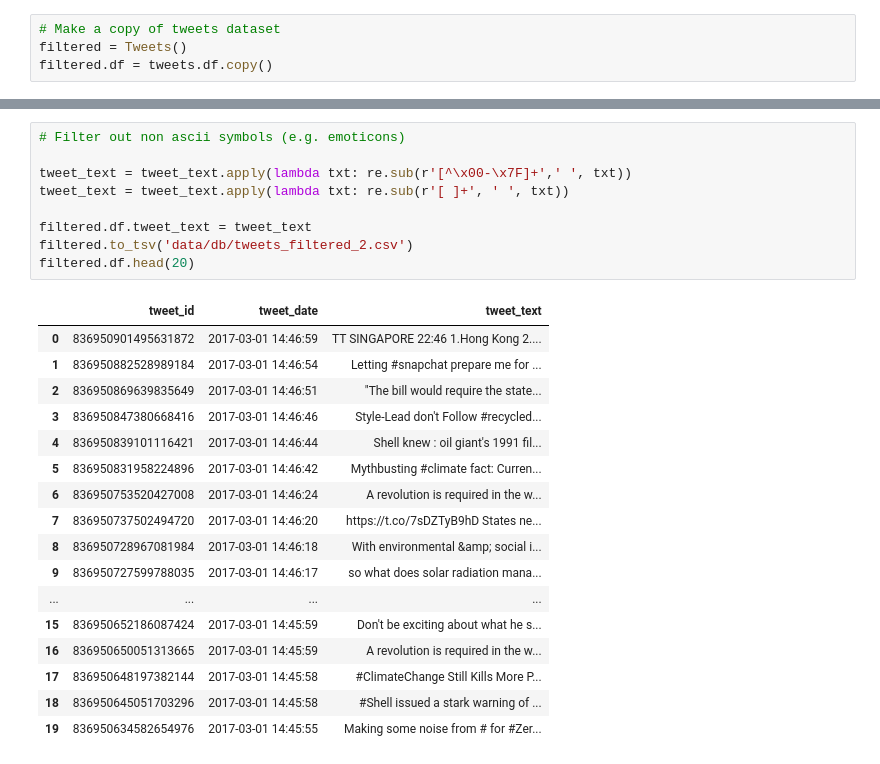
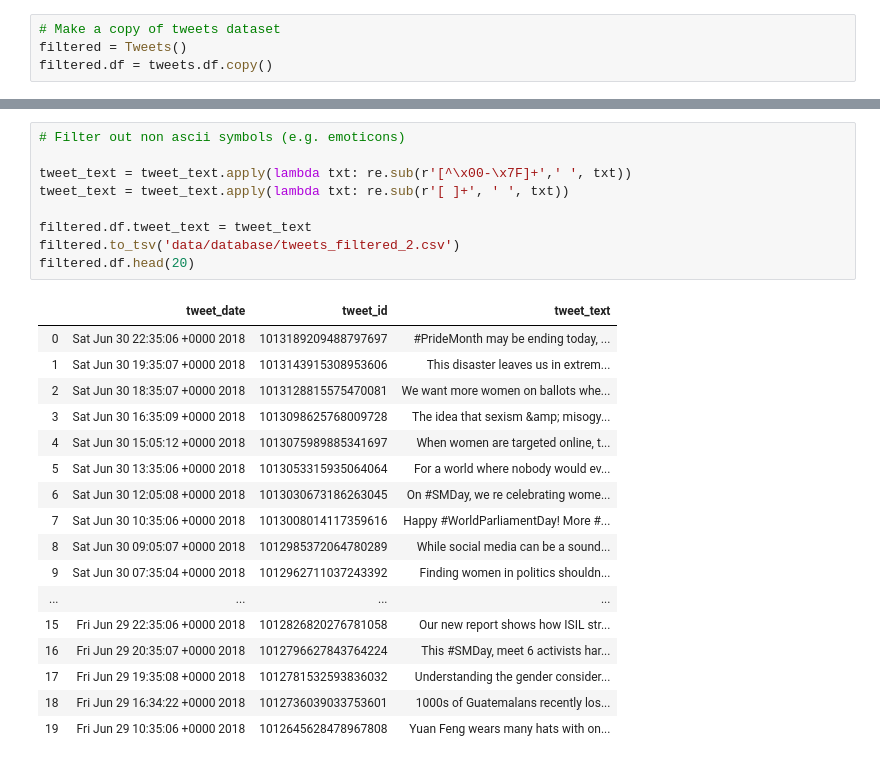
Before and after one commit to damiclem/feminism_network, a Jupyter notebook: extract_entities.ipynb, the cells around one changed output, grey strips where cells are left out. Cells and saved outputs as stored; diff of their text form.

```diff
--- a/extract_entities.ipynb
+++ b/extract_entities.ipynb
@@ -182,30 +192,30 @@ FileNotFoundError: [Errno 2] No such file or directory: 'data/db/tweets_filtered
 # %%
 # Filter out non ascii symbols (e.g. emoticons)
 
 tweet_text = tweet_text.apply(lambda txt: re.sub(r'[^\x00-\x7F]+',' ', txt))
 tweet_text = tweet_text.apply(lambda txt: re.sub(r'[ ]+', ' ', txt))
 
 filtered.df.tweet_text = tweet_text
-filtered.to_tsv('data/db/tweets_filtered_2.csv')
+filtered.to_tsv('data/database/tweets_filtered_2.csv')
 filtered.df.head(20)
 # %% [output]
-|  | tweet_id | tweet_date | tweet_text |
-| 0 | 836950901495631872 | 2017-03-01 14:46:59 | TT SINGAPORE 22:46 1.Hong Kong 2.... |
-| 1 | 836950882528989184 | 2017-03-01 14:46:54 | Letting #snapchat prepare me for ... |
-| 2 | 836950869639835649 | 2017-03-01 14:46:51 | "The bill would require the state... |
-| 3 | 836950847380668416 | 2017-03-01 14:46:46 | Style-Lead don't Follow #recycled... |
-| 4 | 836950839101116421 | 2017-03-01 14:46:44 | Shell knew : oil giant's 1991 fil... |
-| 5 | 836950831958224896 | 2017-03-01 14:46:42 | Mythbusting #climate fact: Curren... |
-| 6 | 836950753520427008 | 2017-03-01 14:46:24 | A revolution is required in the w... |
-| 7 | 836950737502494720 | 2017-03-01 14:46:20 | https://t.co/7sDZTyB9hD States ne... |
-| 8 | 836950728967081984 | 2017-03-01 14:46:18 | With environmental &amp; social i... |
-| 9 | 836950727599788035 | 2017-03-01 14:46:17 | so what does solar radiation mana... |
+|  | tweet_date | tweet_id | tweet_text |
+| 0 | Sat Jun 30 22:35:06 +0000 2018 | 1013189209488797697 | #PrideMonth may be ending today, ... |
+| 1 | Sat Jun 30 19:35:07 +0000 2018 | 1013143915308953606 | This disaster leaves us in extrem... |
+| 2 | Sat Jun 30 18:35:07 +0000 2018 | 1013128815575470081 | We want more women on ballots whe... |
+| 3 | Sat Jun 30 16:35:09 +0000 2018 | 1013098625768009728 | The idea that sexism &amp; misogy... |
+| 4 | Sat Jun 30 15:05:12 +0000 2018 | 1013075989885341697 | When women are targeted online, t... |
+| 5 | Sat Jun 30 13:35:06 +0000 2018 | 1013053315935064064 | For a world where nobody would ev... |
+| 6 | Sat Jun 30 12:05:08 +0000 2018 | 1013030673186263045 | On #SMDay, we re celebrating wome... |
+| 7 | Sat Jun 30 10:35:06 +0000 2018 | 1013008014117359616 | Happy #WorldParliamentDay! More #... |
+| 8 | Sat Jun 30 09:05:07 +0000 2018 | 1012985372064780289 | While social media can be a sound... |
+| 9 | Sat Jun 30 07:35:04 +0000 2018 | 1012962711037243392 | Finding women in politics shouldn... |
 | ... | ... | ... | ... |
-| 15 | 836950652186087424 | 2017-03-01 14:45:59 | Don't be exciting about what he s... |
-| 16 | 836950650051313665 | 2017-03-01 14:45:59 | A revolution is required in the w... |
-| 17 | 836950648197382144 | 2017-03-01 14:45:58 | #ClimateChange Still Kills More P... |
-| 18 | 836950645051703296 | 2017-03-01 14:45:58 | #Shell issued a stark warning of ... |
-| 19 | 836950634582654976 | 2017-03-01 14:45:55 | Making some noise from # for #Zer... |
+| 15 | Fri Jun 29 22:35:06 +0000 2018 | 1012826820276781058 | Our new report shows how ISIL str... |
+| 16 | Fri Jun 29 20:35:07 +0000 2018 | 1012796627843764224 | This #SMDay, meet 6 activists har... |
+| 17 | Fri Jun 29 19:35:08 +0000 2018 | 1012781532593836032 | Understanding the gender consider... |
+| 18 | Fri Jun 29 16:34:22 +0000 2018 | 1012736039033753601 | 1000s of Guatemalans recently los... |
+| 19 | Fri Jun 29 10:35:06 +0000 2018 | 1012645628478967808 | Yuan Feng wears many hats with on... |
 # %%
 # Filter out everything that is not alphanumeric
 
```
Also changed, not shown: parts of 17 cells of this notebook, 12 other files.
